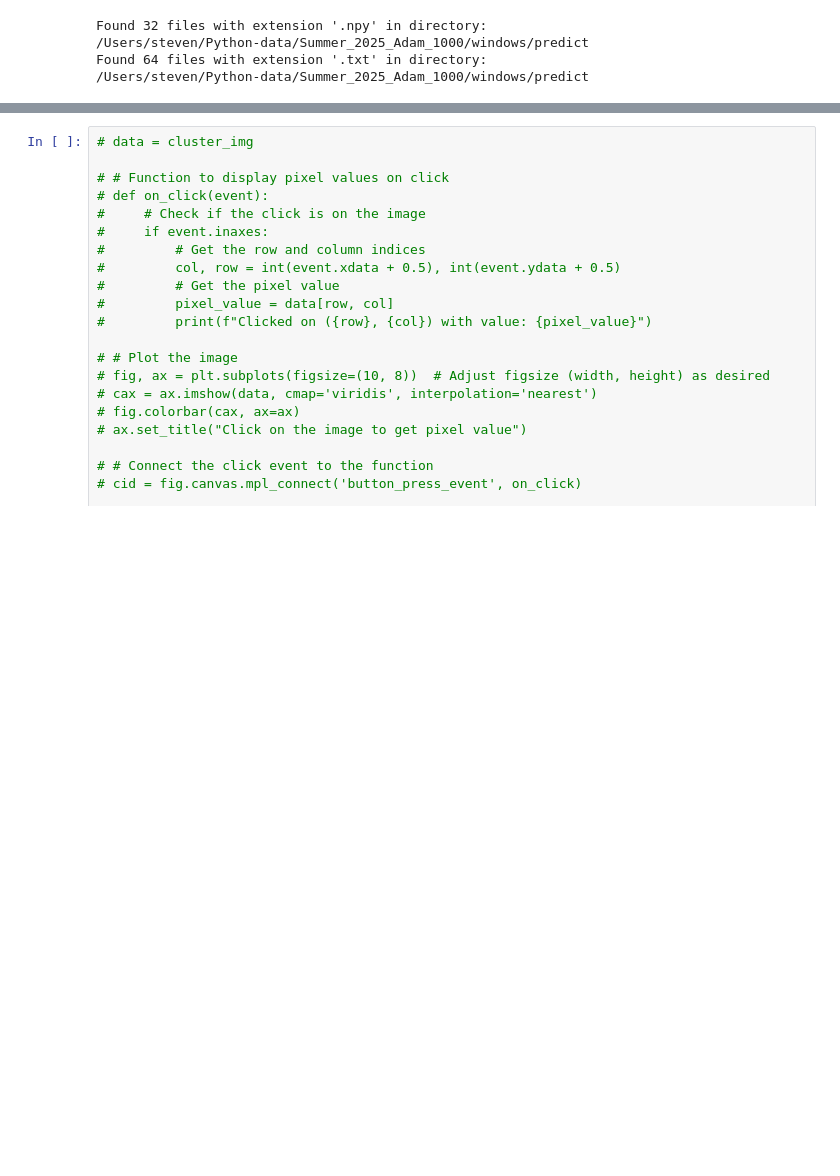
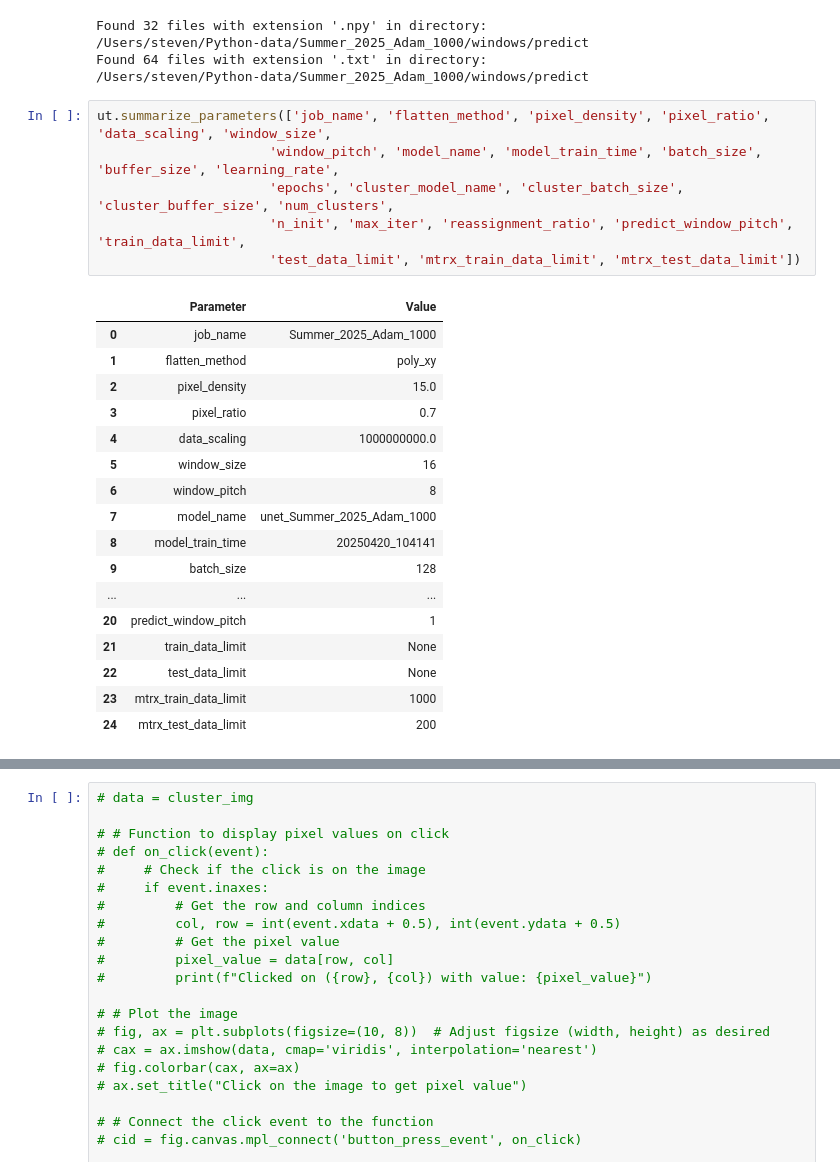
Before and after one commit to srschofield/SRSML24, a Jupyter notebook: examples/notebooks/cluster.ipynb, the cells around one changed output, grey strips where cells are left out. Cells and saved outputs as stored; diff of their text form; blank space fills up the shorter version.

Commit message:
Added sumarize parameters function to utilities to save parameters used in predictions

```diff
--- a/examples/notebooks/cluster.ipynb
+++ b/examples/notebooks/cluster.ipynb
@@ -505,6 +508,30 @@ Found 32 files with extension '.npy' in directory:
 /Users/steven/Python-data/Summer_2025_Adam_1000/windows/predict
 Found 64 files with extension '.txt' in directory:
 /Users/steven/Python-data/Summer_2025_Adam_1000/windows/predict
+# %%
+ut.summarize_parameters(['job_name', 'flatten_method', 'pixel_density', 'pixel_ratio', 'data_scaling', 'window_size',
+                      'window_pitch', 'model_name', 'model_train_time', 'batch_size', 'buffer_size', 'learning_rate',
+                      'epochs', 'cluster_model_name', 'cluster_batch_size', 'cluster_buffer_size', 'num_clusters',
+                      'n_init', 'max_iter', 'reassignment_ratio', 'predict_window_pitch', 'train_data_limit',
+                      'test_data_limit', 'mtrx_train_data_limit', 'mtrx_test_data_limit'])
+# %% [output]
+|  | Parameter | Value |
+| 0 | job_name | Summer_2025_Adam_1000 |
+| 1 | flatten_method | poly_xy |
+| 2 | pixel_density | 15.0 |
+| 3 | pixel_ratio | 0.7 |
+| 4 | data_scaling | 1000000000.0 |
+| 5 | window_size | 16 |
+| 6 | window_pitch | 8 |
+| 7 | model_name | unet_Summer_2025_Adam_1000 |
+| 8 | model_train_time | 20250420_104141 |
+| 9 | batch_size | 128 |
+| ... | ... | ... |
+| 20 | predict_window_pitch | 1 |
+| 21 | train_data_limit | None |
+| 22 | test_data_limit | None |
+| 23 | mtrx_train_data_limit | 1000 |
+| 24 | mtrx_test_data_limit | 200 |
 # %%
 
 # Make predictions on the image windows and save the latent features to disk
```
Also changed, not shown: parts of 4 cells of this notebook, 1 other file.
